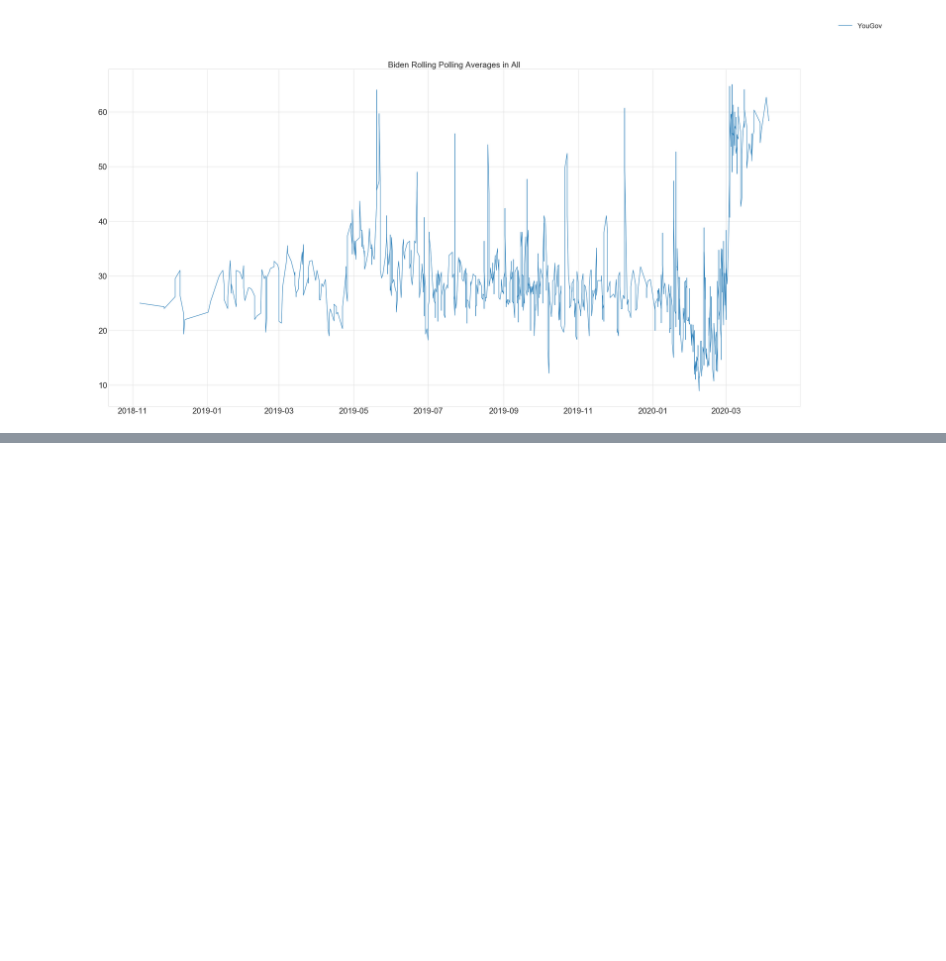
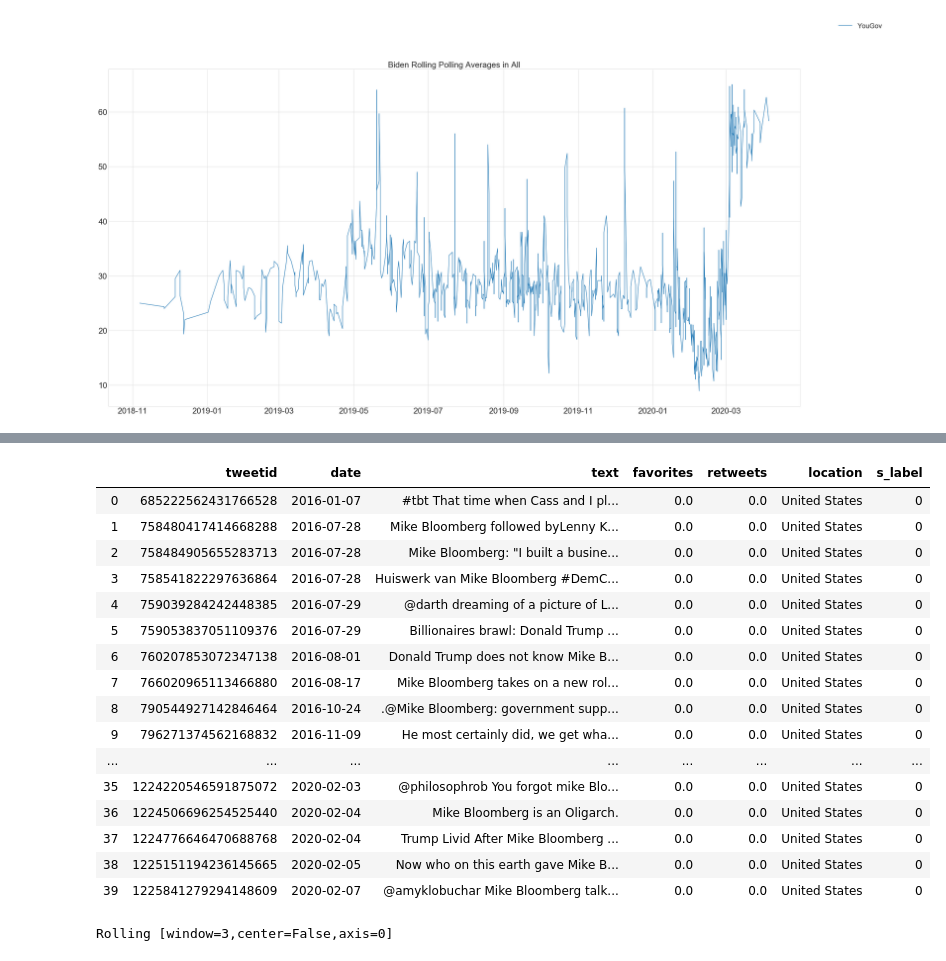
Before and after one commit to SanjithVenkatesh/538Analysis, a Jupyter notebook: 538Analysis.ipynb, the cells around one changed output, grey strips where cells are left out. Cells and saved outputs as stored; diff of their text form; code cells hidden in the pictures; blank space fills up the shorter version.

```diff
--- a/538Analysis.ipynb
+++ b/538Analysis.ipynb
@@ -571,0 +639,24 @@ plt.show()
+# %%
+bloombergNeuTrain
+# %% [output]
+|  | tweetid | date | text | favorites | retweets | location | s_label |
+| 0 | 685222562431766528 | 2016-01-07 | #tbt That time when Cass and I pl... | 0.0 | 0.0 | United States | 0 |
+| 1 | 758480417414668288 | 2016-07-28 | Mike Bloomberg followed byLenny K... | 0.0 | 0.0 | United States | 0 |
+| 2 | 758484905655283713 | 2016-07-28 | Mike Bloomberg: "I built a busine... | 0.0 | 0.0 | United States | 0 |
+| 3 | 758541822297636864 | 2016-07-28 | Huiswerk van Mike Bloomberg #DemC... | 0.0 | 0.0 | United States | 0 |
+| 4 | 759039284242448385 | 2016-07-29 | @darth dreaming of a picture of L... | 0.0 | 0.0 | United States | 0 |
+| 5 | 759053837051109376 | 2016-07-29 | Billionaires brawl: Donald Trump ... | 0.0 | 0.0 | United States | 0 |
+| 6 | 760207853072347138 | 2016-08-01 | Donald Trump does not know Mike B... | 0.0 | 0.0 | United States | 0 |
+| 7 | 766020965113466880 | 2016-08-17 | Mike Bloomberg takes on a new rol... | 0.0 | 0.0 | United States | 0 |
+| 8 | 790544927142846464 | 2016-10-24 | .@Mike Bloomberg: government supp... | 0.0 | 0.0 | United States | 0 |
+| 9 | 796271374562168832 | 2016-11-09 | He most certainly did, we get wha... | 0.0 | 0.0 | United States | 0 |
+| ... | ... | ... | ... | ... | ... | ... | ... |
+| 35 | 1224220546591875072 | 2020-02-03 | @philosophrob You forgot mike Blo... | 0.0 | 0.0 | United States | 0 |
+| 36 | 1224506696254525440 | 2020-02-04 | Mike Bloomberg is an Oligarch. | 0.0 | 0.0 | United States | 0 |
+| 37 | 1224776646470688768 | 2020-02-04 | Trump Livid After Mike Bloomberg ... | 0.0 | 0.0 | United States | 0 |
+| 38 | 1225151194236145665 | 2020-02-05 | Now who on this earth gave Mike B... | 0.0 | 0.0 | United States | 0 |
+| 39 | 1225841279294148609 | 2020-02-07 | @amyklobuchar Mike Bloomberg talk... | 0.0 | 0.0 | United States | 0 |
+# %%
+rolling
+# %% [output]
+Rolling [window=3,center=False,axis=0]
```
Also changed, not shown: parts of 33 cells of this notebook, 1 other file.
